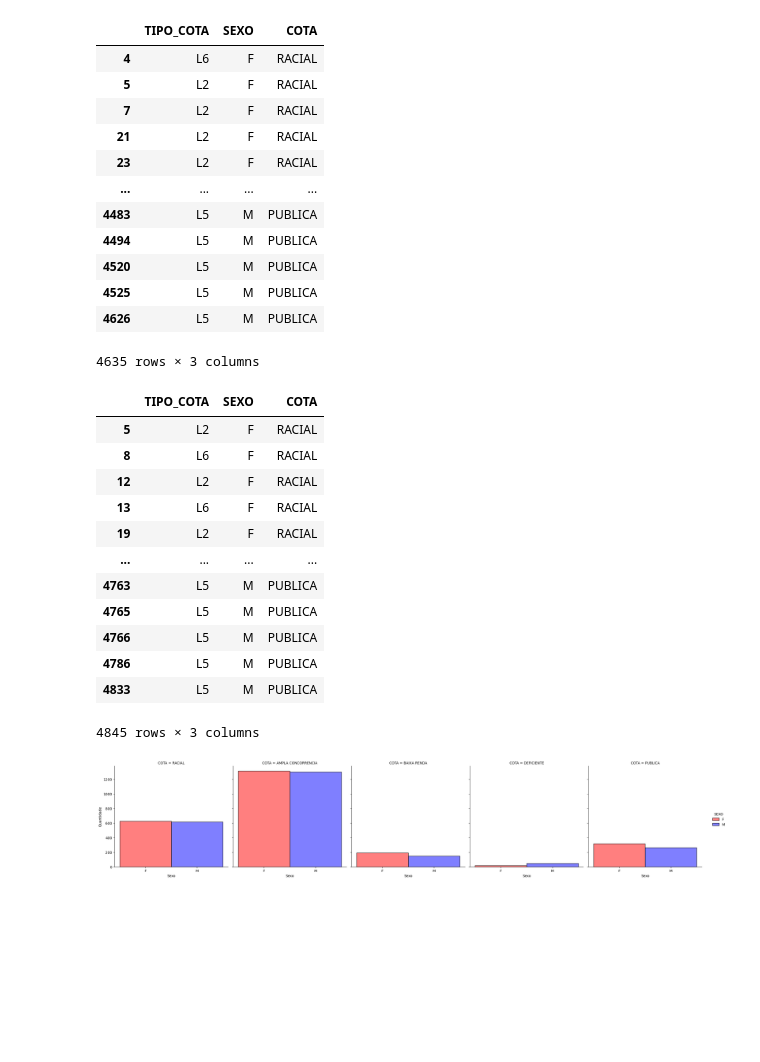
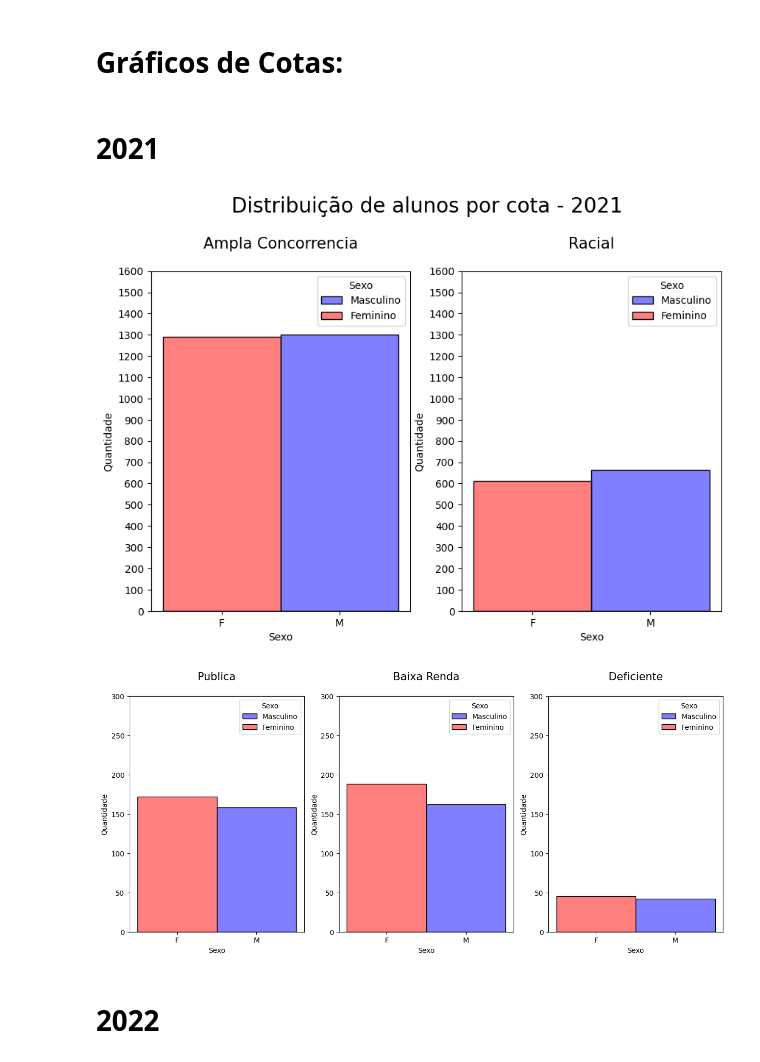
Before and after one commit to Cafeko/UFPE_Projeto_IP, a Jupyter notebook: cota_dados.ipynb, the cells around one changed output. Drawn from its saved outputs; the diff is of its cells as text; code cells hidden in the pictures; blank space fills up the shorter version.

Commit message:
cota_dados melhorias

```diff
--- a/cota_dados.ipynb
+++ b/cota_dados.ipynb
@@ -8,12 +12,27 @@ import matplotlib.pyplot as plt
 # %%
+# Função que faz o processamento dos dados para a criação dos gráficos de cotas.
 def ProcessamentoCotas(df):
     copia_df = df.copy()
     try:
         copia_df = ParteDataFrame(copia_df, ["TIPO_COTA", "SEXO"])
         copia_df["COTA"] = GruposDicio(copia_df["TIPO_COTA"], cotas)
+        copia_df = RemoveColunas(copia_df, "TIPO_COTA")
         copia_df = pd.concat([ColLoc(copia_df, "SEXO", "F"), ColLoc(copia_df, "SEXO", "M")])
         copia_df = pd.concat([ColLoc(copia_df, "COTA", "RACIAL"), ColLoc(copia_df, "COTA", "AMPLA CONCORRENCIA"), ColLoc(copia_df, "COTA", "BAIXA RENDA"), ColLoc(copia_df, "COTA", "DEFICIENTE"), ColLoc(copia_df, "COTA", "PUBLICA")])
         return copia_df
     except:
         print("Erro")
         return df
+# %%
+# Função que constrói os gráficos de quantidade.
+def CotasPlot(df, palette, ax, titulo="", titulo_tamanho=15, despine=False, x="SEXO", hue="SEXO", quant_max = 1600, dist= 100):
+    # Gráfico
+    grafico = sns.histplot(data=df, x=x, hue=hue, palette=CoresPalette(df[hue], palette), ax=ax)
+
+    # Aparência
+    grafico.set(xlabel="Sexo", ylabel="Quantidade")
+    grafico.set_title(titulo, fontsize=titulo_tamanho, y=1.05)
+    ax.legend(title='Sexo', loc='upper right', labels=['Masculino', 'Feminino'])
+    LabelNumeros(coluna=df[x].value_counts(), ax=ax, label="y", fim=quant_max, distancia=dist)
+
+    return grafico
@@ -22,41 +46,28 @@ df_cotas21 = ProcessamentoCotas(df21)
 df_cotas22 = ProcessamentoCotas(df22)
-# %%
-df_cotas21
-# %% [output]
-|  | TIPO_COTA | SEXO | COTA |
-| 4 | L6 | F | RACIAL |
-| 5 | L2 | F | RACIAL |
-| 7 | L2 | F | RACIAL |
-| 21 | L2 | F | RACIAL |
-| 23 | L2 | F | RACIAL |
-| ... | ... | ... | ... |
-| 4483 | L5 | M | PUBLICA |
-| 4494 | L5 | M | PUBLICA |
-| 4520 | L5 | M | PUBLICA |
-| 4525 | L5 | M | PUBLICA |
-| 4626 | L5 | M | PUBLICA |
-4635 rows × 3 columns
-# %%
-df_cotas22
-# %% [output]
-|  | TIPO_COTA | SEXO | COTA |
-| 5 | L2 | F | RACIAL |
-| 8 | L6 | F | RACIAL |
-| 12 | L2 | F | RACIAL |
-| 13 | L6 | F | RACIAL |
-| 19 | L2 | F | RACIAL |
-| ... | ... | ... | ... |
-| 4763 | L5 | M | PUBLICA |
-| 4765 | L5 | M | PUBLICA |
-| 4766 | L5 | M | PUBLICA |
-| 4786 | L5 | M | PUBLICA |
-| 4833 | L5 | M | PUBLICA |
-4845 rows × 3 columns
+# %% [markdown]
+# Gráficos de Cotas:
+# %% [markdown]
+# 2021
 # %%
-grafico2 = sns.displot(data=df_cotas22, x="SEXO", col="COTA", hue ="SEXO",palette=CoresPalette(df_cotas22["SEXO"], sexo_palette))
-grafico2.set(xlabel='Sexo', ylabel='Quantidade')
+# Cria as figuras e os gráficos da quantidade de alunos que entraram no ano de 2021 divididos pelo tipo de coda.
 
-plt.show(grafico2)
+# Figura
+cotas21_1, pos1 = plt.subplots(nrows = 1, ncols=2, figsize=(10, 6))
+cotas21_1.suptitle("Distribuição de alunos por cota - 2021", fontsize=20, y=1.05)
+cotas21_2, pos2 = plt.subplots(nrows = 1, ncols=3, figsize=(15, 6))
+
+# Gráfico
+CotasPlot(ColLoc(df_cotas21, "COTA", "AMPLA CONCORRENCIA"), sexo_palette, pos1[0], titulo="Ampla Concorrencia")
+CotasPlot(ColLoc(df_cotas21, "COTA", "RACIAL"), sexo_palette, pos1[1], titulo="Racial")
+CotasPlot(ColLoc(df_cotas21, "COTA", "PUBLICA"), sexo_palette, pos2[0], titulo="Publica", quant_max=300, dist=50)
+CotasPlot(ColLoc(df_cotas21, "COTA", "BAIXA RENDA"), sexo_palette, pos2[1], titulo="Baixa Renda", quant_max=300, dist=50)
+CotasPlot(ColLoc(df_cotas21, "COTA", "DEFICIENTE"), sexo_palette, pos2[2], titulo="Deficiente", quant_max=300, dist=50)
+
+plt.show(cotas21_1)
+plt.show(cotas21_2)
 # %% [output]
-[figure, old version]
+[figure, new version]
+[figure, added]
+# %% [markdown]
+# 2022
 # %%
```
Also changed, not shown: parts of 5 cells of this notebook, 1 other file.
